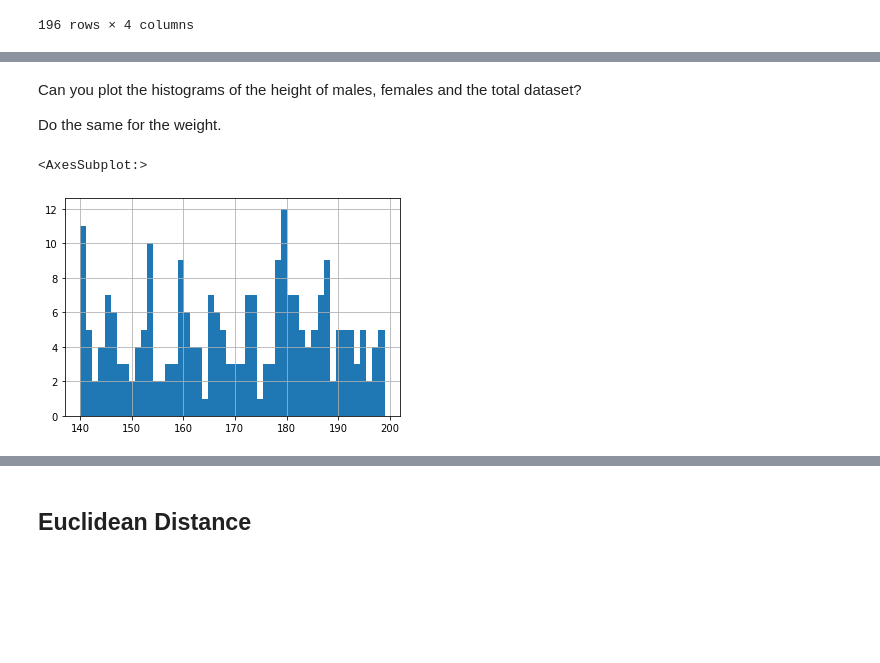
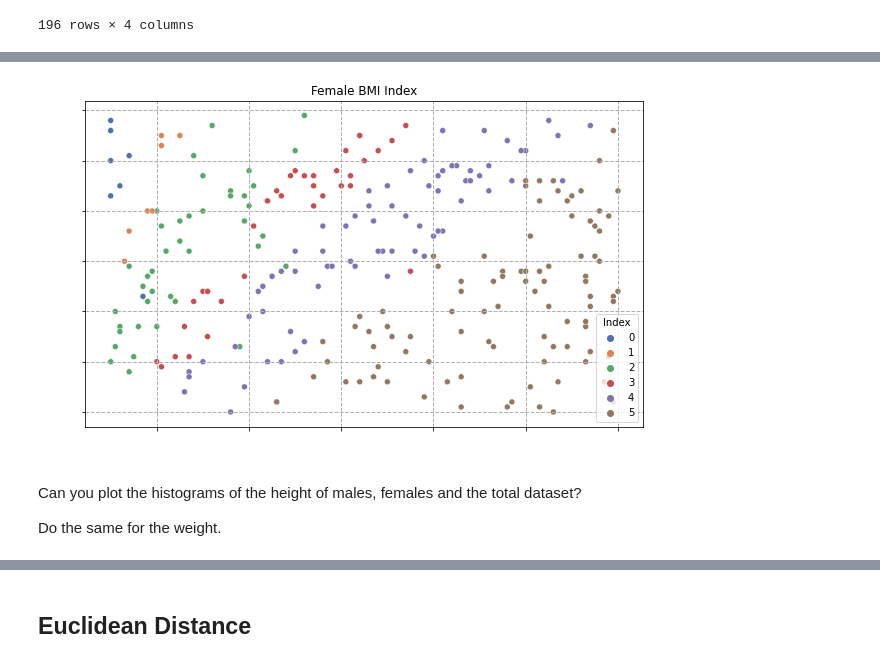
Before and after one commit to Abubakr1710/Friday_challenge_18.02, a Jupyter notebook: Friday Week 1 Math Challenge .ipynb, the cells around one changed output, grey strips where cells are left out. Drawn from its saved outputs; the diff is of its cells as text; code cells hidden in the pictures; blank space fills up the shorter version.

```diff
--- a/Friday Week 1 Math Challenge .ipynb
+++ b/Friday Week 1 Math Challenge .ipynb
@@ -144,10 +175,16 @@ Repeat for females:
+# %%
+plt.figure(figsize=(10,6))
+sns.scatterplot(x=df_female['Weight'], y=df_female['Height'], hue=df_female['Index'], data=df ,palette="deep")
+plt.xticks(color='white')
+plt.yticks(color='white')
+plt.xlabel('Weight',color='white')
+plt.ylabel('No.of people',color = 'white')
+plt.grid(True, linestyle='--', linewidth = 1)
+plt.title('Female BMI Index')
+plt.show()
+# %% [output]
+[figure, added]
 # %% [markdown]
 Can you plot the histograms of the height of males, females and the total dataset?
 
 Do the same for the weight.
-# %%
-# Males height
-df
-# %% [output]
-<AxesSubplot:>
-[figure, removed]
```
Also changed, not shown: parts of 25 cells of this notebook, 2 other files.
